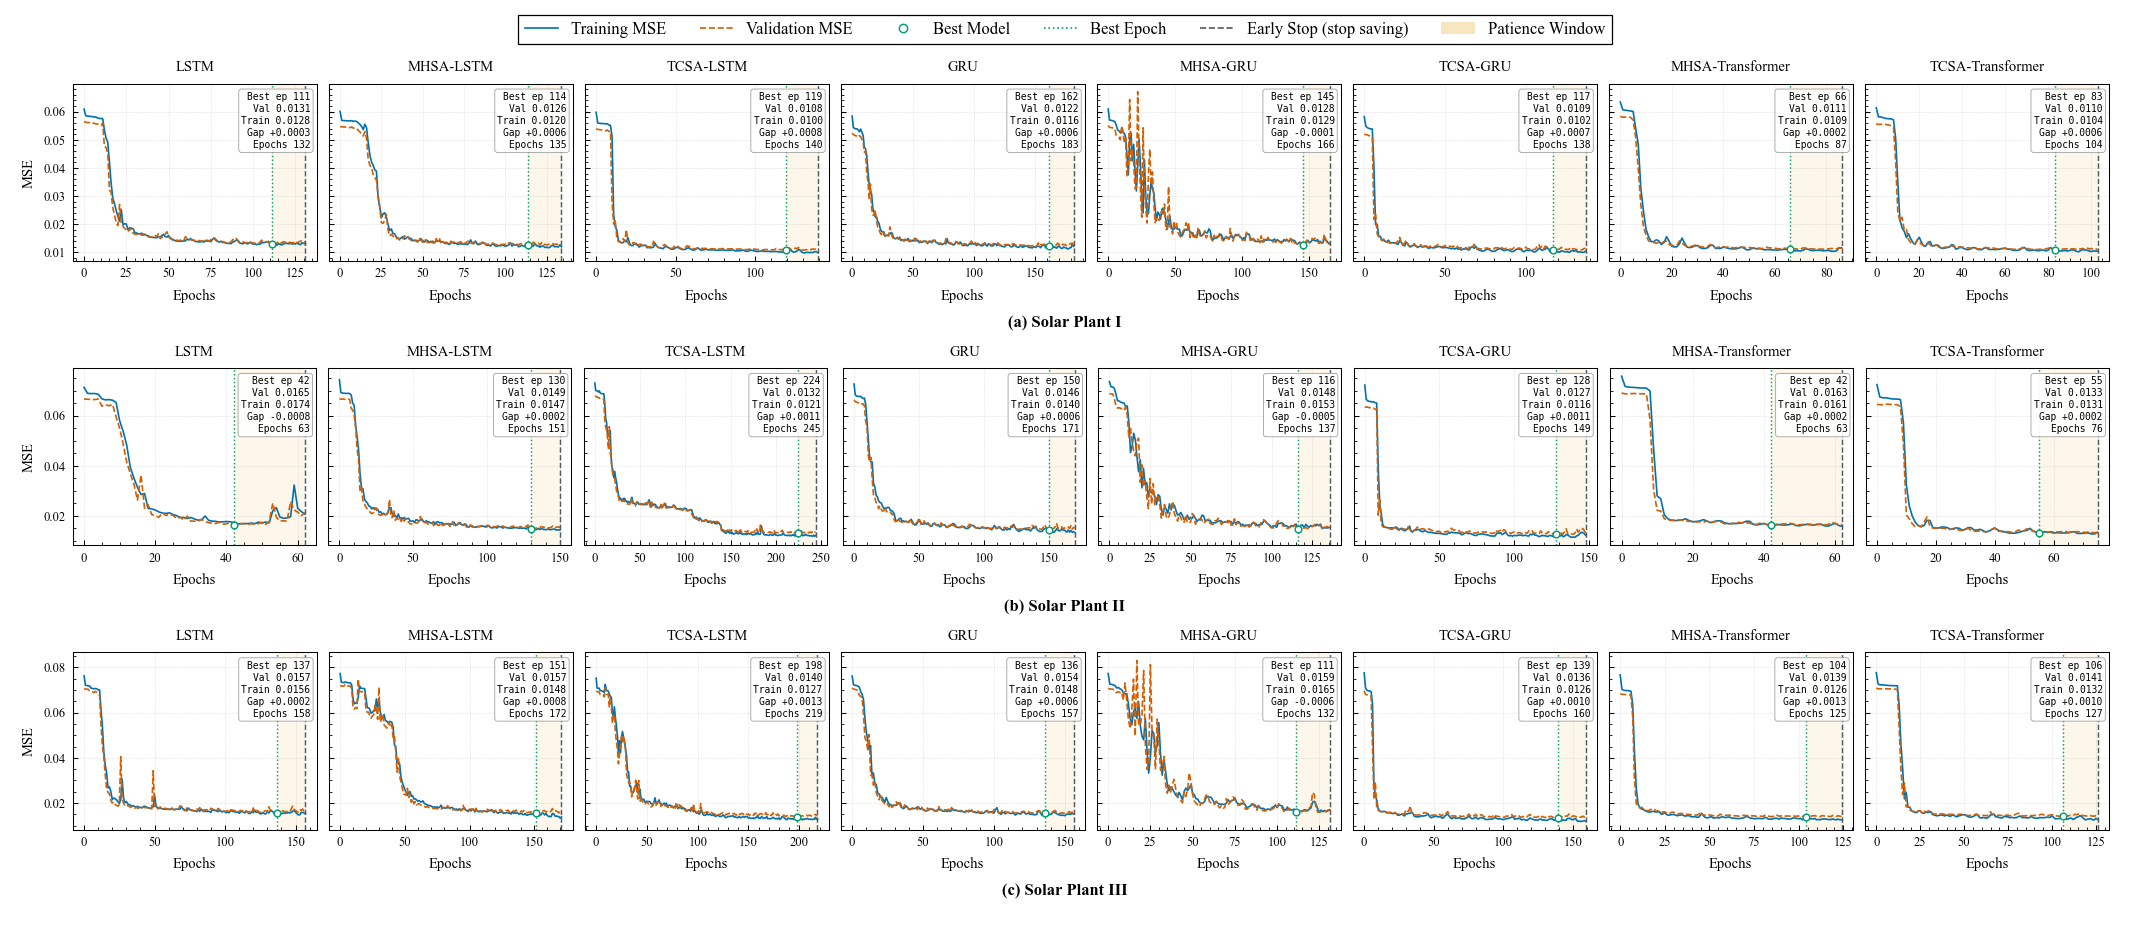
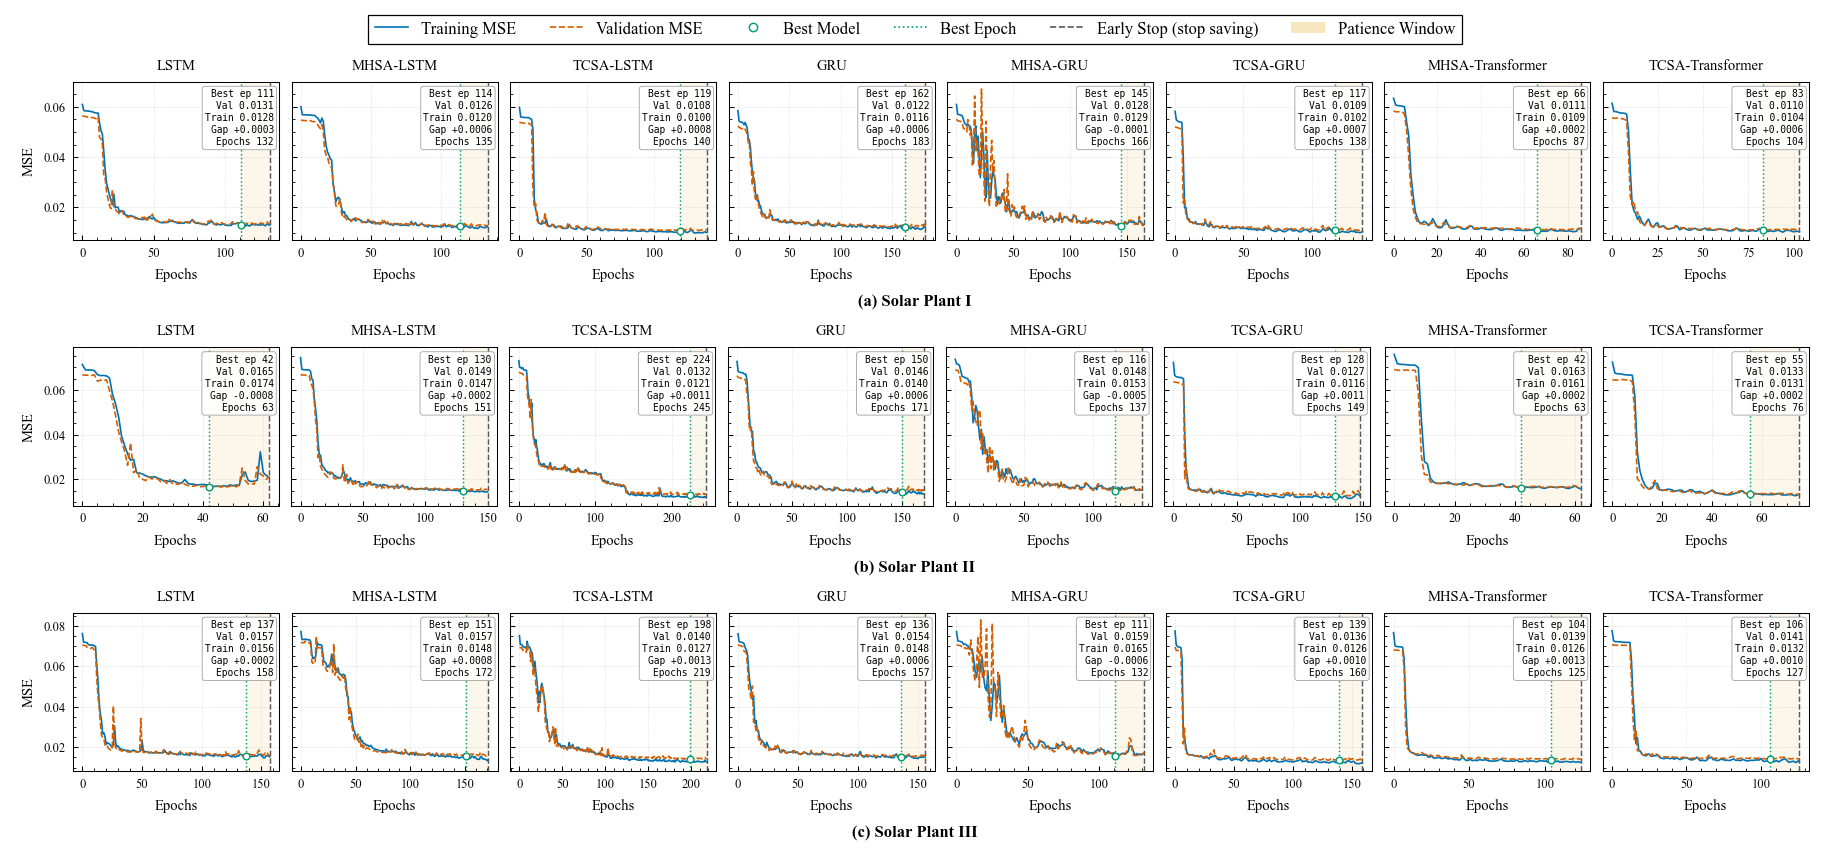
The change to this notebook cell's code, shown as a diff; its figure went from the first image to the second:
--- before
+++ after
@@ -8,5 +8,5 @@
         history_dir='../Export/History/Site-02/',
         save_dir='../Export/Figure/Site-02/',
-        figsize = (14, 6),
+        figsize = (12, 5.6),
         location='Gyeongju',
         patience=20,

Commit: updated